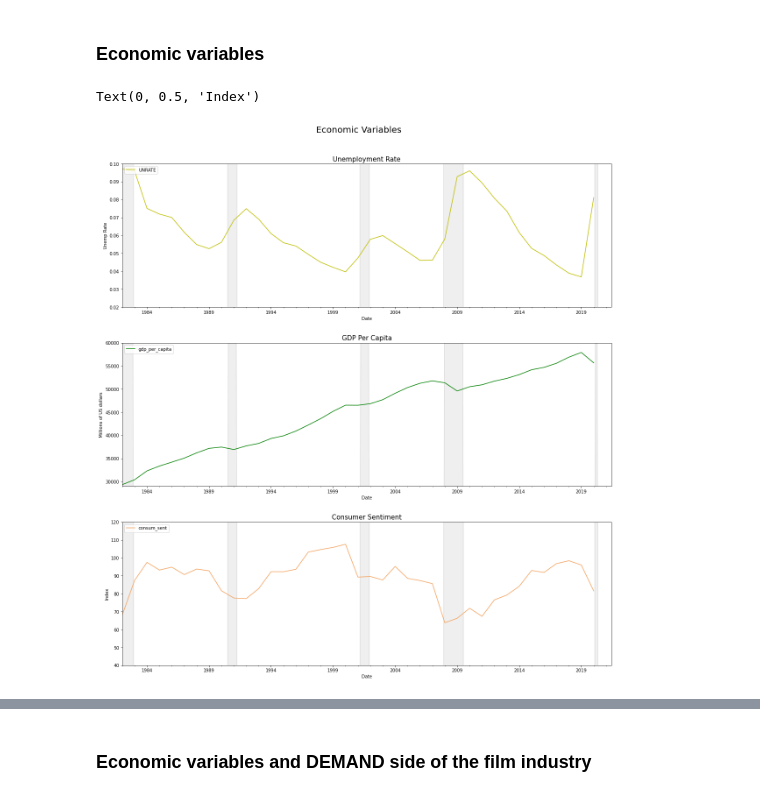
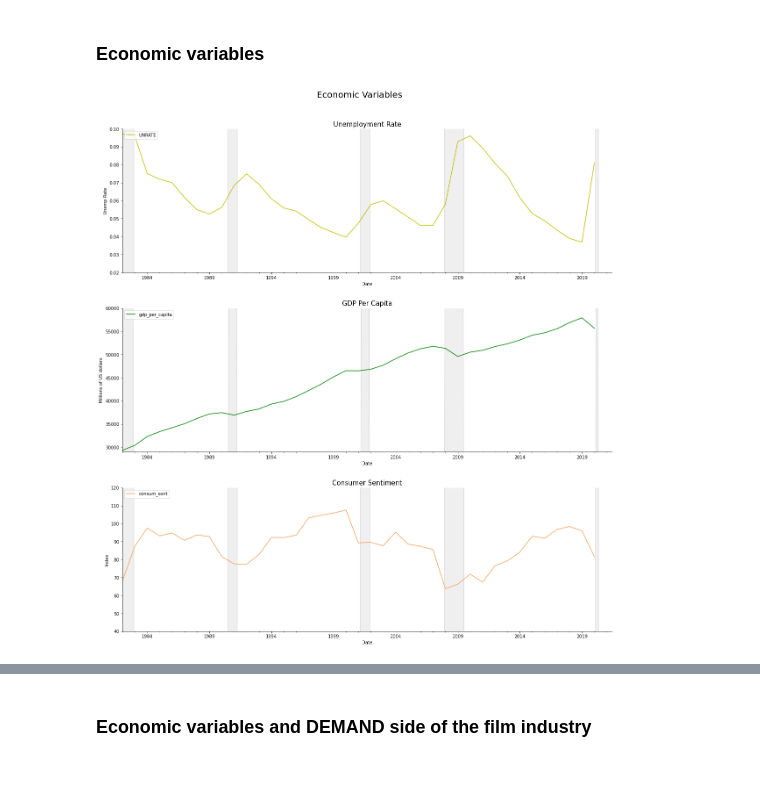
Before and after one commit to FabrizioCabreraC/Hollywood-as-recession-proof, a Jupyter notebook: Hollywood_Project.ipynb, the cells around one changed output, grey strips where cells are left out. Drawn from its saved outputs; the diff is of its cells as text; code cells hidden in the pictures.

```diff
--- a/Hollywood_Project.ipynb
+++ b/Hollywood_Project.ipynb
@@ -649,35 +650,38 @@ axs[0].legend(loc='upper left', ncol=3, fancybox=True)
 axs[0].set_xlim("1982-01-01", "2021-06-01")
 axs[0].set_ylim(0.02, 0.1)
 
 us_rec_scale["USREC"].plot.area(ax=axs[1], alpha=0.12, color="gray", label=str())
 us_rec_scale["negative"].plot.area(ax=axs[1], alpha=0.12, color="gray", label=str())
 data_box_year[['gdp_per_capita']].plot(ax=axs[1], color = ('g'))
 axs[1].legend(loc='upper left', ncol=3, fancybox=True)
 axs[1].set_xlim("1982-01-01", "2021-06-01")
 axs[1].set_ylim(29000, 60000)
 
 us_rec_scale["USREC"].plot.area(ax=axs[2], alpha=0.12, color="gray", label=str())
 us_rec_scale["negative"].plot.area(ax=axs[2], alpha=0.12, color="gray", label=str())
 data_box_year[['consum_sent']].plot(ax=axs[2], color = ('sandybrown'))
 axs[2].legend(loc='upper left', ncol=3, fancybox=True)
 axs[2].set_xlim("1982-01-01", "2021-06-01")
 axs[2].set_ylim(40, 120)
 
 
 axs[0].set_title("Unemployment Rate", fontsize=15)
 axs[1].set_title("GDP Per Capita", fontsize=15)
 axs[2].set_title("Consumer Sentiment", fontsize=15)
 
 axs[0].axhline(0, color="k", alpha=0.3)
 axs[1].axhline(0, color="k", alpha=0.3)
 axs[2].axhline(0, color="k", alpha=0.3)
 
 axs[0].set_ylabel("Unemp Rate")
 axs[1].set_ylabel("Millions of US dollars")
 axs[2].set_ylabel("Index")
+
+for i in range(0,3):
+    axs[i].spines["right"].set_visible(False)
+    axs[i].spines["top"].set_visible(False)
 # %% [output]
-Text(0, 0.5, 'Index')
-[figure, old version]
+[figure, new version]
 # %% [markdown]
 Description of pattern of curve during recession:
 
```
Also changed, not shown: parts of 21 cells of this notebook.
